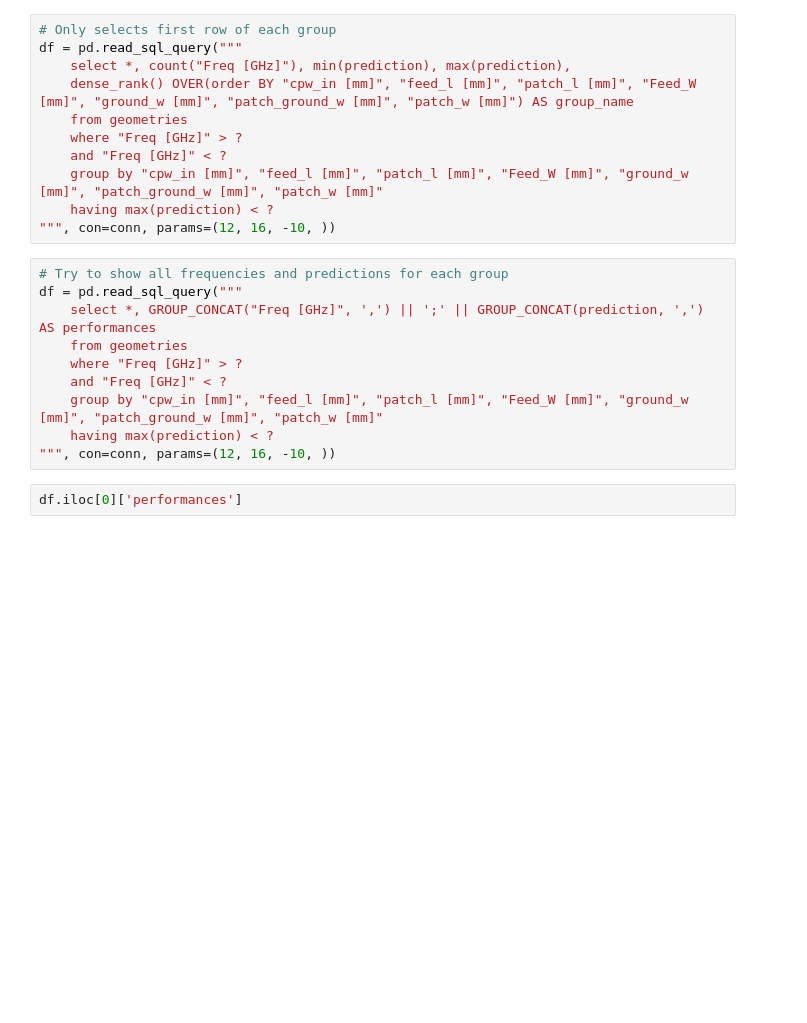
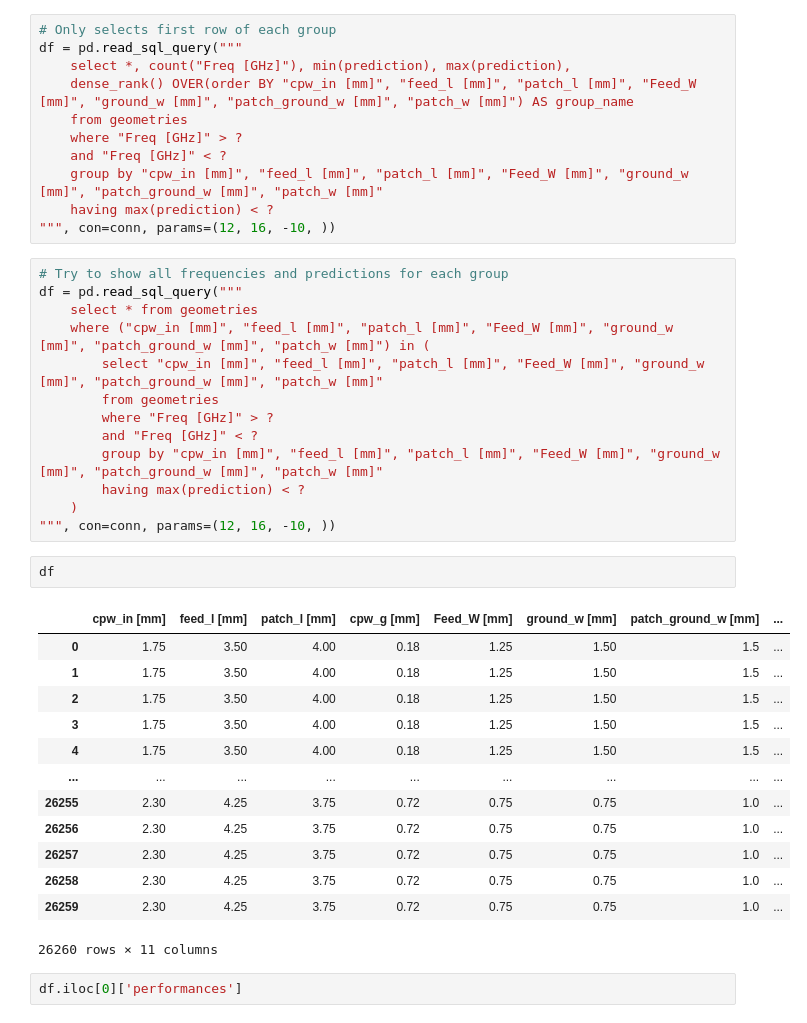
Before and after one commit to meowsome/antenna-ml, a Jupyter notebook: sql_test.ipynb, the cells around one changed output. Saved outputs shown, nothing was run; the diff lists cells and outputs as text; blank space fills up the shorter version.

```diff
--- a/sql_test.ipynb
+++ b/sql_test.ipynb
@@ -24,13 +24,32 @@ df = pd.read_sql_query("""
 # %%
 # Try to show all frequencies and predictions for each group
 df = pd.read_sql_query("""
-    select *, GROUP_CONCAT("Freq [GHz]", ',') || ';' || GROUP_CONCAT(prediction, ',') AS performances
-    from geometries
-    where "Freq [GHz]" > ?
-    and "Freq [GHz]" < ?
-    group by "cpw_in [mm]", "feed_l [mm]", "patch_l [mm]", "Feed_W [mm]", "ground_w [mm]", "patch_ground_w [mm]", "patch_w [mm]"
-    having max(prediction) < ?
+    select * from geometries
+    where ("cpw_in [mm]", "feed_l [mm]", "patch_l [mm]", "Feed_W [mm]", "ground_w [mm]", "patch_ground_w [mm]", "patch_w [mm]") in (
+        select "cpw_in [mm]", "feed_l [mm]", "patch_l [mm]", "Feed_W [mm]", "ground_w [mm]", "patch_ground_w [mm]", "patch_w [mm]"
+        from geometries
+        where "Freq [GHz]" > ?
+        and "Freq [GHz]" < ?
+        group by "cpw_in [mm]", "feed_l [mm]", "patch_l [mm]", "Feed_W [mm]", "ground_w [mm]", "patch_ground_w [mm]", "patch_w [mm]"
+        having max(prediction) < ?
+    )
 """, con=conn, params=(12, 16, -10, ))
+# %%
+df
+# %% [output]
+|  | cpw_in [mm] | feed_l [mm] | patch_l [mm] | cpw_g [mm] | Feed_W [mm] | ground_w [mm] | patch_ground_w [mm] | ... |
+| 0 | 1.75 | 3.50 | 4.00 | 0.18 | 1.25 | 1.50 | 1.5 | ... |
+| 1 | 1.75 | 3.50 | 4.00 | 0.18 | 1.25 | 1.50 | 1.5 | ... |
+| 2 | 1.75 | 3.50 | 4.00 | 0.18 | 1.25 | 1.50 | 1.5 | ... |
+| 3 | 1.75 | 3.50 | 4.00 | 0.18 | 1.25 | 1.50 | 1.5 | ... |
+| 4 | 1.75 | 3.50 | 4.00 | 0.18 | 1.25 | 1.50 | 1.5 | ... |
+| ... | ... | ... | ... | ... | ... | ... | ... | ... |
+| 26255 | 2.30 | 4.25 | 3.75 | 0.72 | 0.75 | 0.75 | 1.0 | ... |
+| 26256 | 2.30 | 4.25 | 3.75 | 0.72 | 0.75 | 0.75 | 1.0 | ... |
+| 26257 | 2.30 | 4.25 | 3.75 | 0.72 | 0.75 | 0.75 | 1.0 | ... |
+| 26258 | 2.30 | 4.25 | 3.75 | 0.72 | 0.75 | 0.75 | 1.0 | ... |
+| 26259 | 2.30 | 4.25 | 3.75 | 0.72 | 0.75 | 0.75 | 1.0 | ... |
+26260 rows × 11 columns
 # %%
 df.iloc[0]['performances']
 # %% [output]
```
Also changed, not shown: 2 other files.
